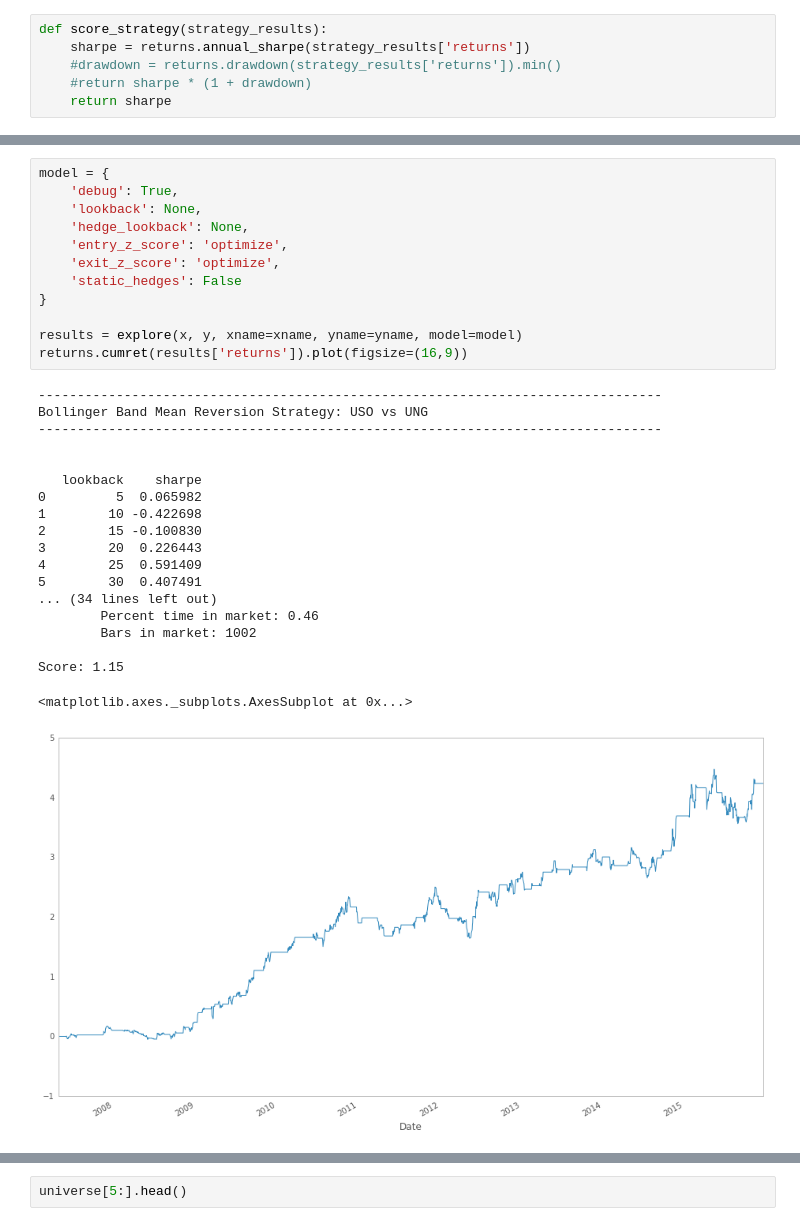
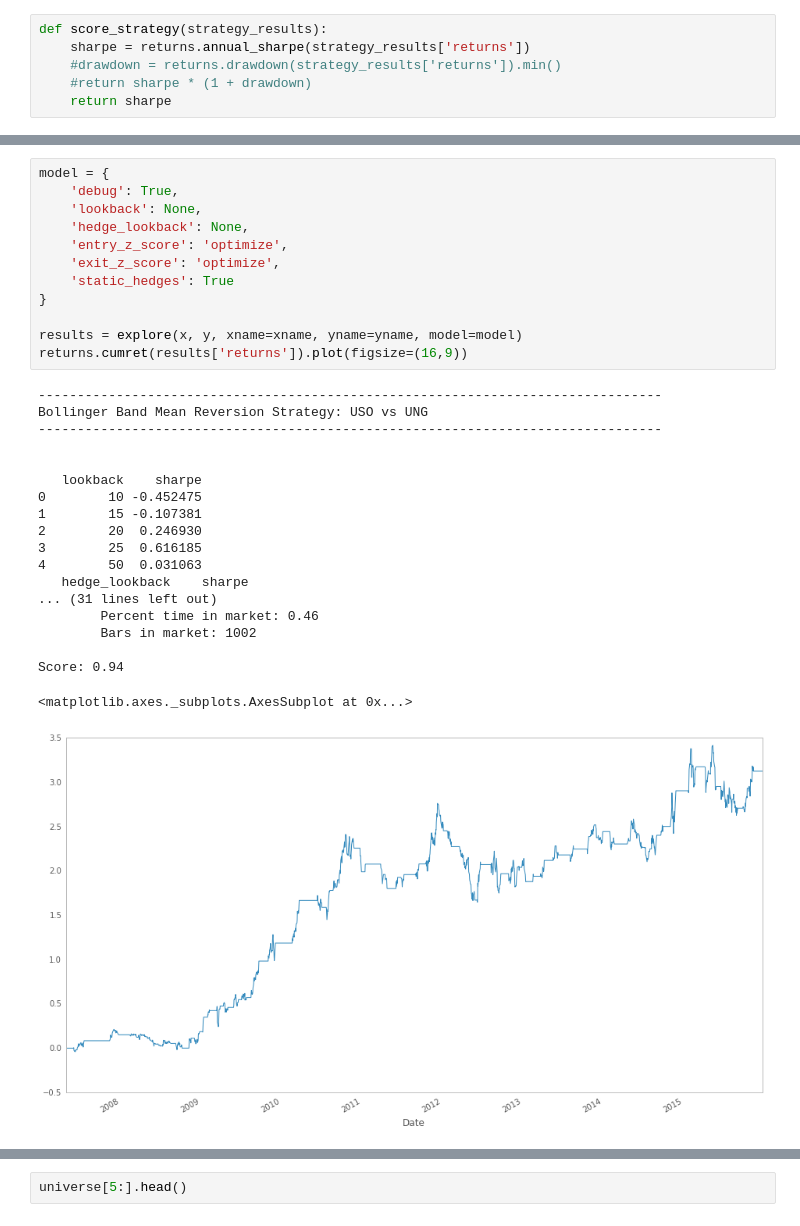
Before and after one commit to davidells/mypy, a Jupyter notebook: finance/mean_reversion_auto.ipynb, the cells around one changed output, grey strips where cells are left out. Drawn from its saved outputs; the diff is of its cells as text.

```diff
--- a/finance/mean_reversion_auto.ipynb
+++ b/finance/mean_reversion_auto.ipynb
@@ -96,32 +124,32 @@ def explore(x, y, xname="x", yname="y", model=None):
 # %%
 model = {
     'debug': True,
     'lookback': None,
     'hedge_lookback': None,
     'entry_z_score': 'optimize',
     'exit_z_score': 'optimize',
-    'static_hedges': False
+    'static_hedges': True
 }
 
 results = explore(x, y, xname=xname, yname=yname, model=model)
 returns.cumret(results['returns']).plot(figsize=(16,9))
 # %% [output]
 --------------------------------------------------------------------------------
 Bollinger Band Mean Reversion Strategy: USO vs UNG
 --------------------------------------------------------------------------------
 
 
    lookback    sharpe
-0         5  0.065982
-1        10 -0.422698
-2        15 -0.100830
-3        20  0.226443
-4        25  0.591409
-5        30  0.407491
-... (34 lines left out)
+0        10 -0.452475
+1        15 -0.107381
+2        20  0.246930
+3        25  0.616185
+4        50  0.031063
+   hedge_lookback    sharpe
+... (31 lines left out)
         Percent time in market: 0.46
         Bars in market: 1002
 
-Score: 1.15
+Score: 0.94
 <matplotlib.axes._subplots.AxesSubplot at 0x...>
-[figure, old version]
+[figure, new version]
```
Also changed, not shown: parts of 16 cells of this notebook, 2 other files.
